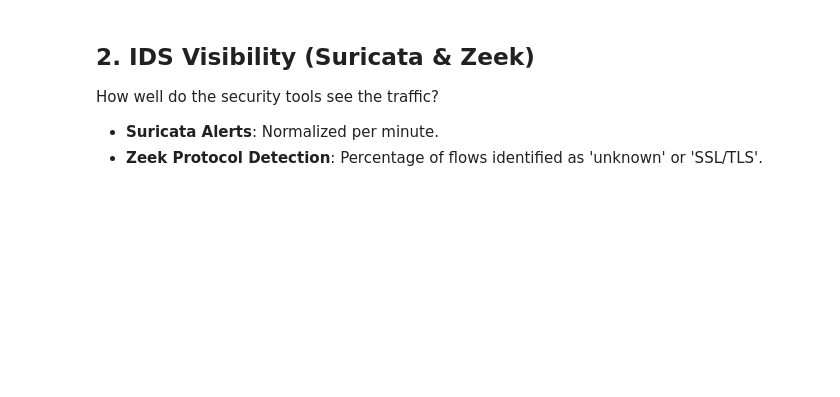
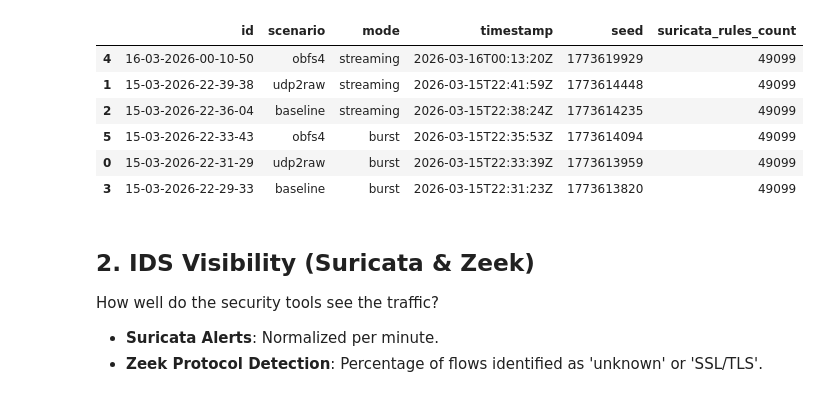
Before and after one commit to maxlluky/VPN-Traffic-Obfuscation-Lab, a Jupyter notebook: analysis/Analysis_Starter.ipynb, the cells around one changed output. Cells and saved outputs as stored; diff of their text form; code cells hidden in the pictures; blank space fills up the shorter version.

```diff
--- a/analysis/Analysis_Starter.ipynb
+++ b/analysis/Analysis_Starter.ipynb
@@ -30,14 +41,25 @@ RESULTS_DIR = "../results/runs"
 def load_runs(base_dir):
     runs_data = []
 
-    # Walk through results directory
-    # Structure: results/runs/<scenario>/<timestamp>/
-    # Or: results/runs/<scenario>/<mode>/<timestamp>/ depending on script
-    # We search recursively for metadata.json
-
+    # Structure: results/runs/<scenario>/<timestamp>/metadata.json
     meta_files = glob.glob(os.path.join(base_dir, "**", "metadata.json"), recursive=True)
 
-    print(f"Found {len(meta_files)} runs with metadata.")
+    # Filter out metadata.json inside subdirectories (e.g. suricata/metadata.json)
+    # and exclude validation runs — only keep top-level run metadata
+    filtered = []
+    for mf in meta_files:
+        parent = os.path.basename(os.path.dirname(mf))
+        # Skip if parent is a known subdirectory (suricata, zeek, pcap, etc.)
+        if parent in ('suricata', 'zeek', 'pcap', 'pcap_features', 'iperf'):
+            continue
+        # Skip validation runs
+        run_path = os.path.dirname(mf)
+        if '/validation/' in run_path:
+            continue
+        filtered.append(mf)
+
+    meta_files = filtered
+    print(f"Found {len(meta_files)} scenario runs.")
 
     for meta_path in meta_files:
         run_path = os.path.dirname(meta_path)
@@ -50,10 +72,15 @@ def load_runs(base_dir):
             print(f"Skipping {run_path}: Invalid metadata ({e})")
             continue
 
+        # Skip runs without a valid scenario
+        scenario = meta.get("scenario", "unknown")
+        if scenario in ("unknown", "validation"):
+            continue
+
         run_data = {
             "id": os.path.basename(run_path),
             "path": run_path,
-            "scenario": meta.get("scenario", "unknown"),
+            "scenario": scenario,
             "mode": meta.get("mode", "unknown"),
             "seed": meta.get("seed", "N/A"),
             "timestamp": meta.get("timestamp", "N/A"),
@@ -63,12 +90,20 @@ def load_runs(base_dir):
             "suricata_rules_count": meta.get("loaded_rules_count", 0)
         }
 
+        # Load Suricata rules count from suricata subdirectory metadata if available
+        suri_meta_path = os.path.join(run_path, "suricata", "metadata.json")
+        if os.path.exists(suri_meta_path) and run_data["suricata_rules_count"] == 0:
+            try:
+                with open(suri_meta_path) as f:
+                    suri_meta = json.load(f)
+                    run_data["suricata_rules_count"] = suri_meta.get("loaded_rules_count", 0)
+            except: pass
+
         # 2. Load Suricata Alerts (EVE JSON)
         eve_path = os.path.join(run_path, "suricata", "eve.json")
         alerts = []
         if os.path.exists(eve_path):
             try:
-                # Read line by line as it is NDJSON
                 with open(eve_path, 'r') as f:
                     for line in f:
                         entry = json.loads(line)
@@ -83,13 +118,10 @@ def load_runs(base_dir):
         zeek_flows = []
         if os.path.exists(conn_path):
             try:
-                # Determine if it's JSON or TSV
-                # New setup is JSON
                 with open(conn_path, 'r') as f:
                     first_char = f.read(1)
 
                 if first_char == '{':
-                    # JSON Log
                     with open(conn_path, 'r') as f:
                         for line in f:
                             try:
@@ -97,7 +129,6 @@ def load_runs(base_dir):
                             except: pass
                     run_data["zeek_df"] = pd.DataFrame(zeek_flows)
                 else:
-                    # Legacy/Fallback TSV
                     run_data["zeek_df"] = pd.read_csv(conn_path, sep="\t", comment="#", on_bad_lines='skip')
             except Exception as e:
                 print(f"Error reading zeek conn.log in {run_path}: {e}")
@@ -110,7 +141,6 @@ def load_runs(base_dir):
         if os.path.exists(packet_path):
             try:
                 run_data["packets_df"] = pd.read_csv(packet_path)
-                # Ensure numeric types
                 run_data["packets_df"]['frame.len'] = pd.to_numeric(run_data["packets_df"]['frame.len'], errors='coerce')
                 run_data["packets_df"]['frame.time_epoch'] = pd.to_numeric(run_data["packets_df"]['frame.time_epoch'], errors='coerce')
             except Exception as e:
@@ -128,14 +158,12 @@ def load_runs(base_dir):
             try:
                 with open(iperf_path, 'r') as f:
                     iperf_data = json.load(f)
-                    # Extract summary
                     end = iperf_data.get('end', {})
                     sum_sent = end.get('sum_sent', {})
                     bps = sum_sent.get('bits_per_second', 0)
                     run_data["throughput_mbps"] = bps / 1e6
                     run_data["retransmits"] = sum_sent.get('retransmits', 0)
-            except Exception as e:
-                # Might be empty or invalid if burst mode
+            except:
                 pass
 
         runs_data.append(run_data)
@@ -148,7 +176,6 @@ df_runs = load_runs(RESULTS_DIR)
 if not df_runs.empty:
     df_runs['label'] = df_runs['scenario'] + " (" + df_runs['mode'] + ")"
 
-    # Normalize columns if missing
     if 'packets_df' not in df_runs.columns:
         df_runs['packets_df'] = None
     if 'zeek_df' not in df_runs.columns:
@@ -158,3 +185,4 @@ if not df_runs.empty:
     display(df_runs[['id', 'scenario', 'mode', 'timestamp', 'seed', 'suricata_rules_count']].sort_values('timestamp', ascending=False))
 else:
     print("No valid runs found. Please execute experiment scripts first.")
+# %% [output]
@@ -161,3 +191,10 @@ else:
+|  | id | scenario | mode | timestamp | seed | suricata_rules_count |
+| 4 | 16-03-2026-00-10-50 | obfs4 | streaming | 2026-03-16T00:13:20Z | 1773619929 | 49099 |
+| 1 | 15-03-2026-22-39-38 | udp2raw | streaming | 2026-03-15T22:41:59Z | 1773614448 | 49099 |
+| 2 | 15-03-2026-22-36-04 | baseline | streaming | 2026-03-15T22:38:24Z | 1773614235 | 49099 |
+| 5 | 15-03-2026-22-33-43 | obfs4 | burst | 2026-03-15T22:35:53Z | 1773614094 | 49099 |
+| 0 | 15-03-2026-22-31-29 | udp2raw | burst | 2026-03-15T22:33:39Z | 1773613959 | 49099 |
+| 3 | 15-03-2026-22-29-33 | baseline | burst | 2026-03-15T22:31:23Z | 1773613820 | 49099 |
 # %% [markdown]
 ## 2. IDS Visibility (Suricata & Zeek)
 How well do the security tools see the traffic?
```
Also changed, not shown: parts of 15 cells of this notebook, 11 other files.
